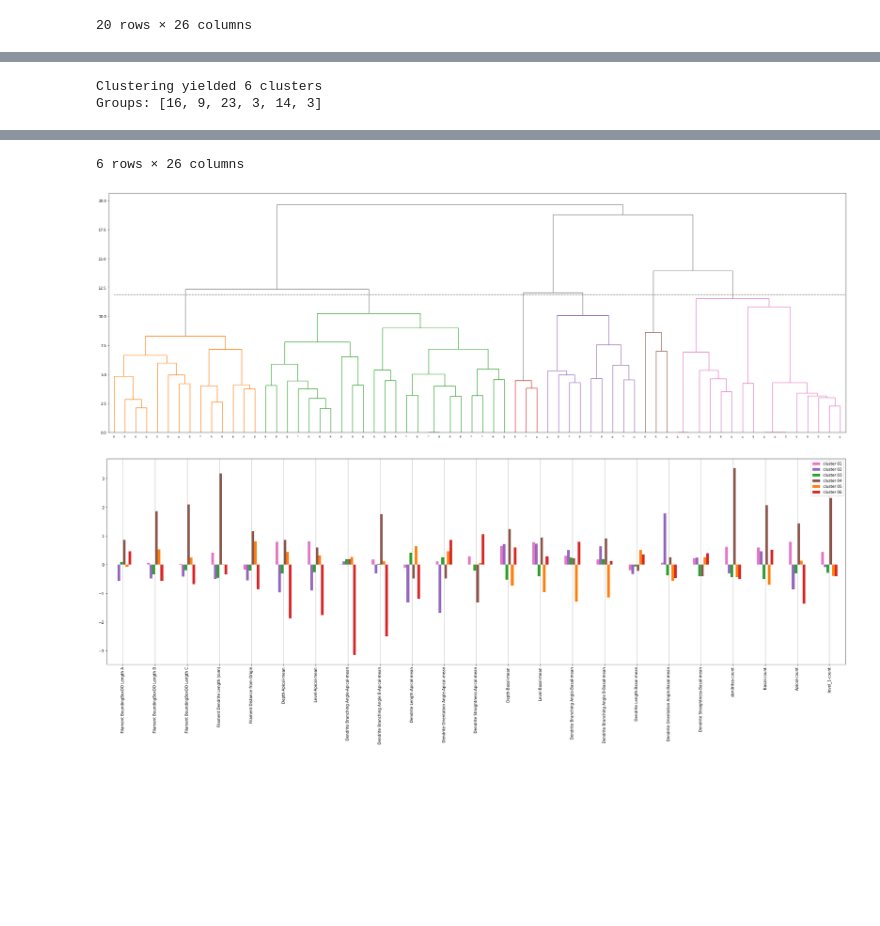
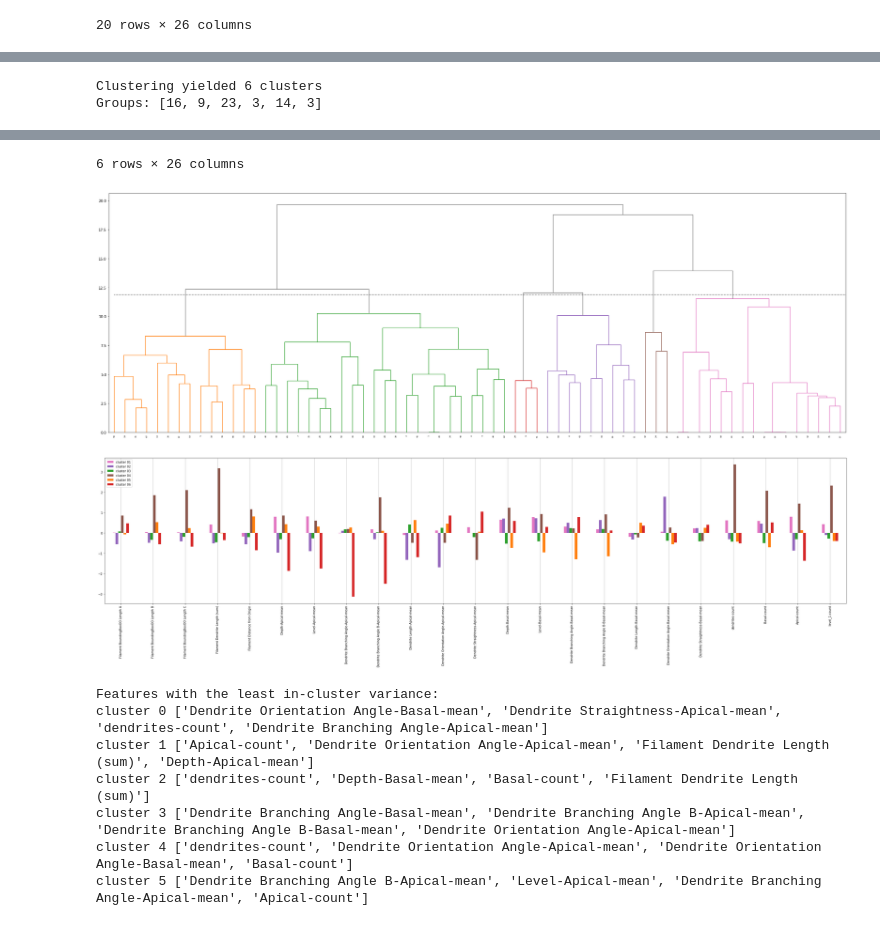
Before and after one commit to brainhack-ch/piriform-cortex-diversity, a Jupyter notebook: notebooks/clustering.ipynb, the cells around one changed output, grey strips where cells are left out. Drawn from its saved outputs; the diff is of its cells as text; code cells hidden in the pictures; blank space fills up the shorter version.

```diff
--- a/notebooks/clustering.ipynb
+++ b/notebooks/clustering.ipynb
@@ -99,32 +102,47 @@ cluster_df
 # %%
 importlib.reload(cluster)
 
 cluster_model, label_2_color = cluster.hierarchical_cstm(cluster_df, d_thresh = 11.9, figsize = (30, 10))
 
 labels = cluster_model.labels_
 n_clusters = labels.max() + 1
 
 plotting_tools.save_figure(op.join(f'/Users/AlexCionca/Documents/BrainHack-2023/Piriform_neurons/figures/hierarchical-tree-{n_clusters:02d}k.png'))
 
 # full_model, feature_df_nona.iloc[:, 1:], plot = True, col = lab2col
 centroids = cluster.get_centroids(cluster_model, cluster_df, col = label_2_color, plot = True)
 
+plotting_tools.save_figure(op.join(f'/Users/AlexCionca/Documents/BrainHack-2023/Piriform_neurons/figures/hierarchical-centroids-{n_clusters:02d}k.png'))
+
 dist_to_centroid = cluster.get_centroid_distance(cluster_model, cluster_df, centroids)
 
 dist_to_centroid
 # %% [output]
 Clustering yielded 6 clusters
 Groups: [16, 9, 23, 3, 14, 3]
 |  | avg_radius | max_radius | feat_by_radius | Filament BoundingBoxOO Length A | Filament BoundingBoxOO Length B | ... |
 | 0 | 3.481838 | 5.841208 | [Dendrite Orientation Angle-Basal... | 11.468981 | 11.630938 | ... |
 | 1 | 4.066593 | 5.30244 | [Apical-count, Dendrite Orientati... | 4.03609 | 5.566835 | ... |
 | 2 | 3.586359 | 5.354453 | [dendrites-count, Depth-Basal-mea... | 22.786238 | 14.676863 | ... |
 | 3 | 4.527626 | 4.984256 | [Dendrite Branching Angle-Basal-m... | 3.188763 | 1.297018 | ... |
 | 4 | 3.363722 | 4.760613 | [dendrites-count, Dendrite Orient... | 6.462025 | 10.202549 | ... |
 | 5 | 2.393291 | 2.584335 | [Dendrite Branching Angle B-Apica... | 3.002594 | 0.54684 | ... |
 6 rows × 26 columns
 [figure]
-[figure, old version]
+[figure, new version]
+# %%
+print('Features with the least in-cluster variance:')
+
+for i, cluster_features in enumerate(dist_to_centroid.feat_by_radius):
+    print(f'cluster {i:d}', cluster_features[:4])
+# %% [output]
+Features with the least in-cluster variance:
+cluster 0 ['Dendrite Orientation Angle-Basal-mean', 'Dendrite Straightness-Apical-mean', 'dendrites-count', 'Dendrite Branching Angle-Apical-mean']
+cluster 1 ['Apical-count', 'Dendrite Orientation Angle-Apical-mean', 'Filament Dendrite Length (sum)', 'Depth-Apical-mean']
+cluster 2 ['dendrites-count', 'Depth-Basal-mean', 'Basal-count', 'Filament Dendrite Length (sum)']
+cluster 3 ['Dendrite Branching Angle-Basal-mean', 'Dendrite Branching Angle B-Apical-mean', 'Dendrite Branching Angle B-Basal-mean', 'Dendrite Orientation Angle-Apical-mean']
+cluster 4 ['dendrites-count', 'Dendrite Orientation Angle-Apical-mean', 'Dendrite Orientation Angle-Basal-mean', 'Basal-count']
+cluster 5 ['Dendrite Branching Angle B-Apical-mean', 'Level-Apical-mean', 'Dendrite Branching Angle-Apical-mean', 'Apical-count']
 # %%
 labels
 
```
Also changed, not shown: parts of 2 cells of this notebook.
